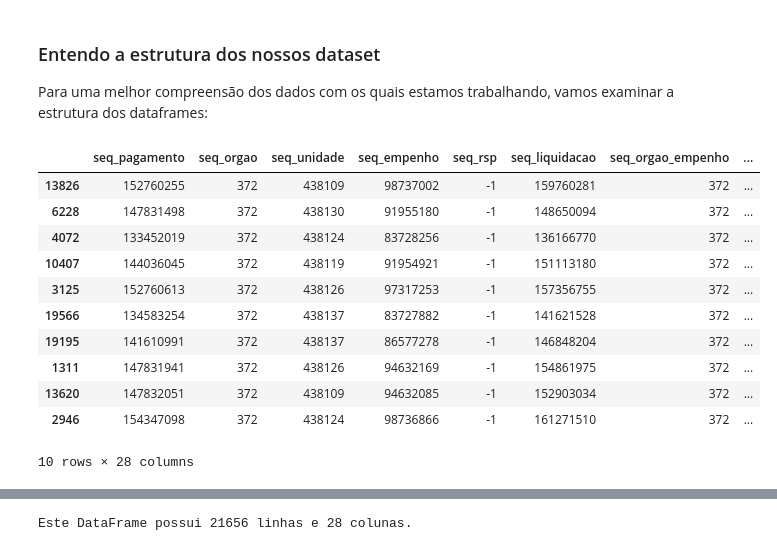
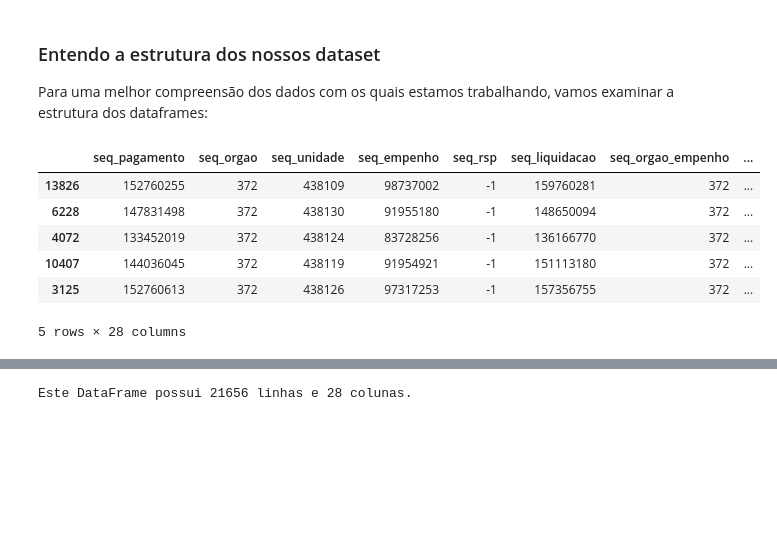
Before and after one commit to alexcamargos/GastosPublicosCapelinhaMG, a Jupyter notebook: analise_exploratoria_pagamentos.ipynb, the cells around one changed output, grey strips where cells are left out. Cells and saved outputs as stored; diff of their text form; code cells hidden in the pictures; blank space fills up the shorter version.

```diff
--- a/analise_exploratoria.ipynb
+++ b/analise_exploratoria_pagamentos.ipynb
@@ -103,5 +68,5 @@ finally:
 %matplotlib inline
 # %%
-# Configuring Pandas to display floating point values, using two decimal places.
-pd.options.display.float_format = '{:,.2f}'.format
+# Configurando o Pandas para exibir valores flutuantes com duas casas decimais
+pd.set_option('display.float_format', '{:.2f}'.format)
 # %%
@@ -161,20 +125,15 @@ unit_df = pd.read_csv(UNIT, sep=';', encoding='utf-8')
 
 Para uma melhor compreensão dos dados com os quais estamos trabalhando, vamos examinar a estrutura dos dataframes:
 # %%
-payment_df.sample(10, random_state=RANDOM_SEED)
+payment_df.sample(5, random_state=RANDOM_SEED)
 # %% [output]
 |  | seq_pagamento | seq_orgao | seq_unidade | seq_empenho | seq_rsp | seq_liquidacao | seq_orgao_empenho | ... |
 | 13826 | 152760255 | 372 | 438109 | 98737002 | -1 | 159760281 | 372 | ... |
 | 6228 | 147831498 | 372 | 438130 | 91955180 | -1 | 148650094 | 372 | ... |
 | 4072 | 133452019 | 372 | 438124 | 83728256 | -1 | 136166770 | 372 | ... |
 | 10407 | 144036045 | 372 | 438119 | 91954921 | -1 | 151113180 | 372 | ... |
 | 3125 | 152760613 | 372 | 438126 | 97317253 | -1 | 157356755 | 372 | ... |
-| 19566 | 134583254 | 372 | 438137 | 83727882 | -1 | 141621528 | 372 | ... |
-| 19195 | 141610991 | 372 | 438137 | 86577278 | -1 | 146848204 | 372 | ... |
-| 1311 | 147831941 | 372 | 438126 | 94632169 | -1 | 154861975 | 372 | ... |
-| 13620 | 147832051 | 372 | 438109 | 94632085 | -1 | 152903034 | 372 | ... |
-| 2946 | 154347098 | 372 | 438124 | 98736866 | -1 | 161271510 | 372 | ... |
-10 rows × 28 columns
+5 rows × 28 columns
 # %%
 agency_df
 # %% [output]
```
Also changed, not shown: parts of 52 cells of this notebook.
